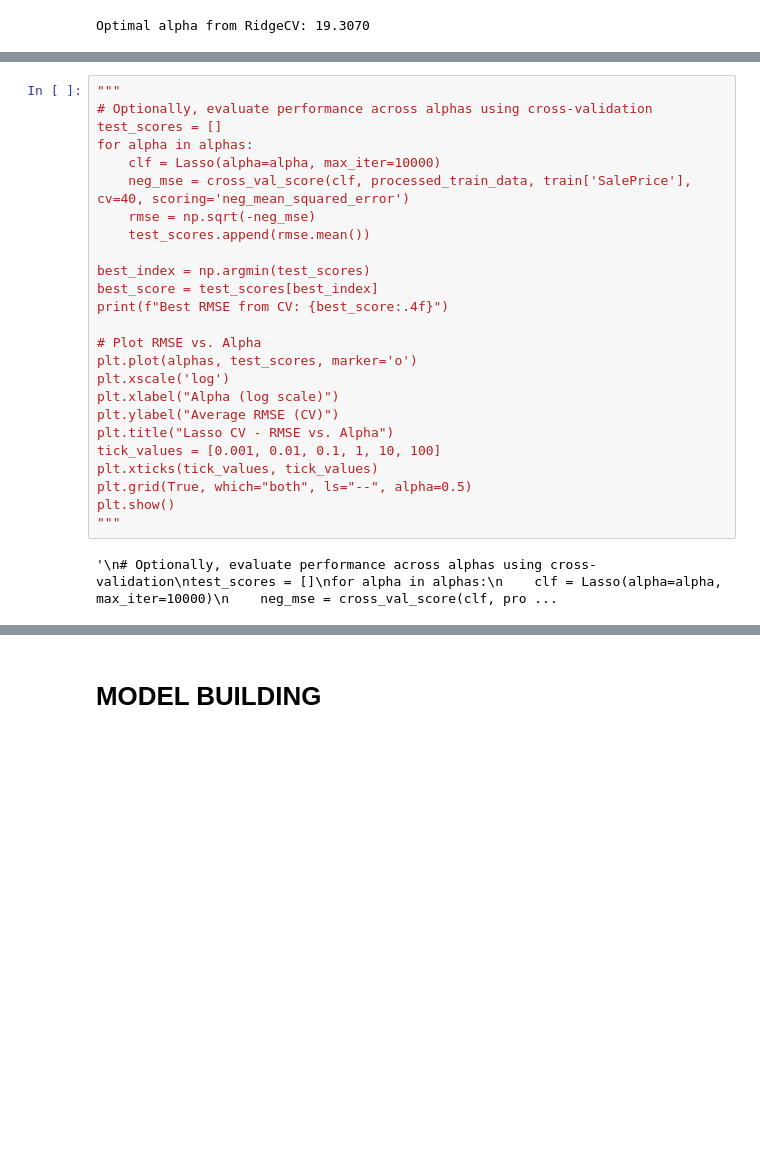
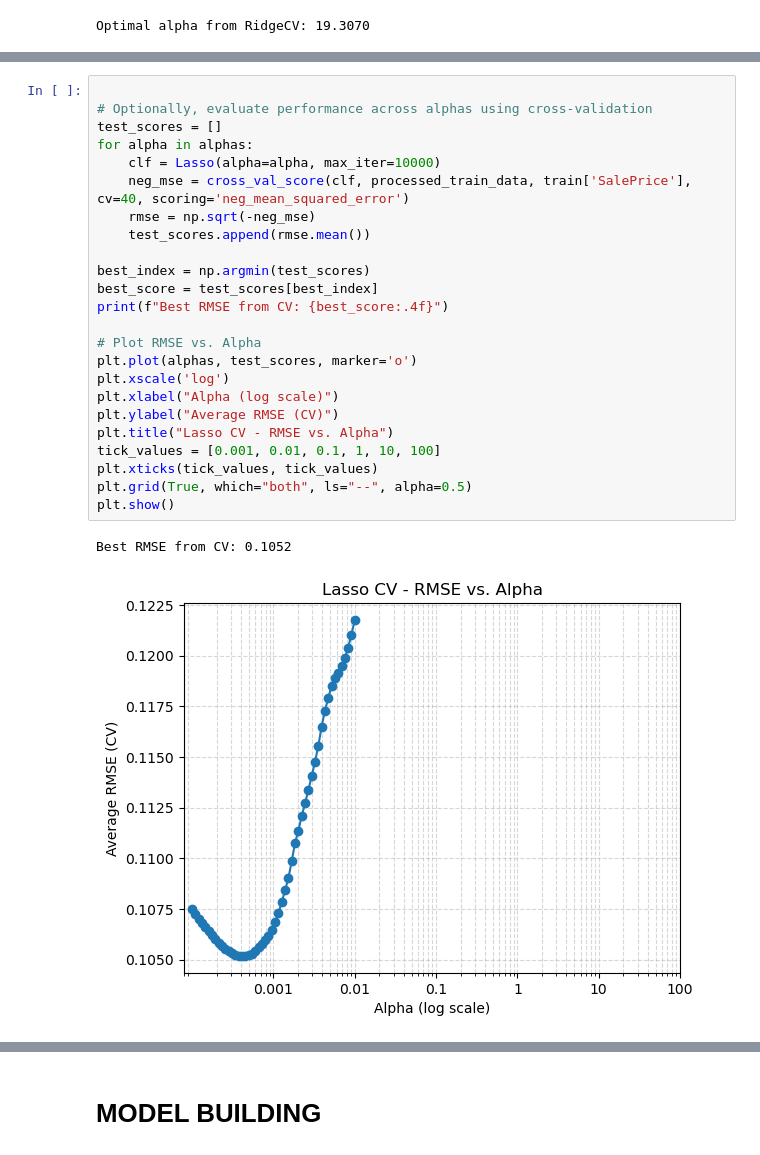
Before and after one commit to qiuzan2001/KaggleCompetition, a Jupyter notebook: Kaggle_Project_Housing_Price-main/notebook/RegressionModel.ipynb, the cells around one changed output, grey strips where cells are left out. Cells and saved outputs as stored; diff of their text form; blank space fills up the shorter version.

```diff
--- a/Kaggle_Project_Housing_Price-main/notebook/RegressionModel.ipynb
+++ b/Kaggle_Project_Housing_Price-main/notebook/RegressionModel.ipynb
@@ -467,27 +467,27 @@ Optimal alpha from LassoCV: 0.0005
 # %%
-"""
+
 # Optionally, evaluate performance across alphas using cross-validation
 test_scores = []
 for alpha in alphas:
     clf = Lasso(alpha=alpha, max_iter=10000)
     neg_mse = cross_val_score(clf, processed_train_data, train['SalePrice'], cv=40, scoring='neg_mean_squared_error')
     rmse = np.sqrt(-neg_mse)
     test_scores.append(rmse.mean())
 
 best_index = np.argmin(test_scores)
 best_score = test_scores[best_index]
 print(f"Best RMSE from CV: {best_score:.4f}")
 
 # Plot RMSE vs. Alpha
 plt.plot(alphas, test_scores, marker='o')
 plt.xscale('log')
 plt.xlabel("Alpha (log scale)")
 plt.ylabel("Average RMSE (CV)")
 plt.title("Lasso CV - RMSE vs. Alpha")
 tick_values = [0.001, 0.01, 0.1, 1, 10, 100]
 plt.xticks(tick_values, tick_values)
 plt.grid(True, which="both", ls="--", alpha=0.5)
 plt.show()
-"""
 # %% [output]
-'\n# Optionally, evaluate performance across alphas using cross-validation\ntest_scores = []\nfor alpha in alphas:\n    clf = Lasso(alpha=alpha, max_iter=10000)\n    neg_mse = cross_val_score(clf, pro ...
+Best RMSE from CV: 0.1052
+[figure, added]
```
Also changed, not shown: parts of 3 cells of this notebook, 2 other files.
